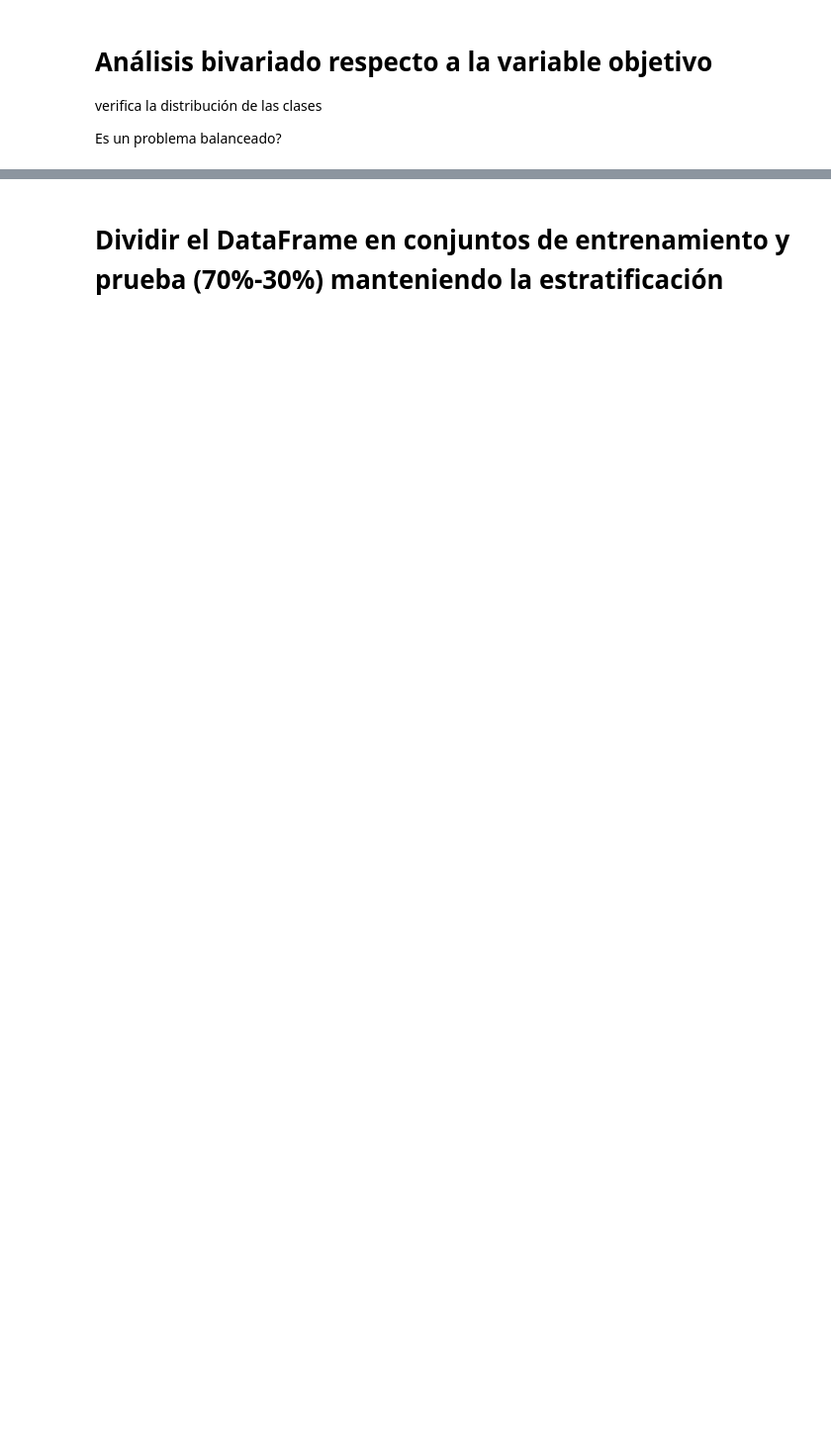
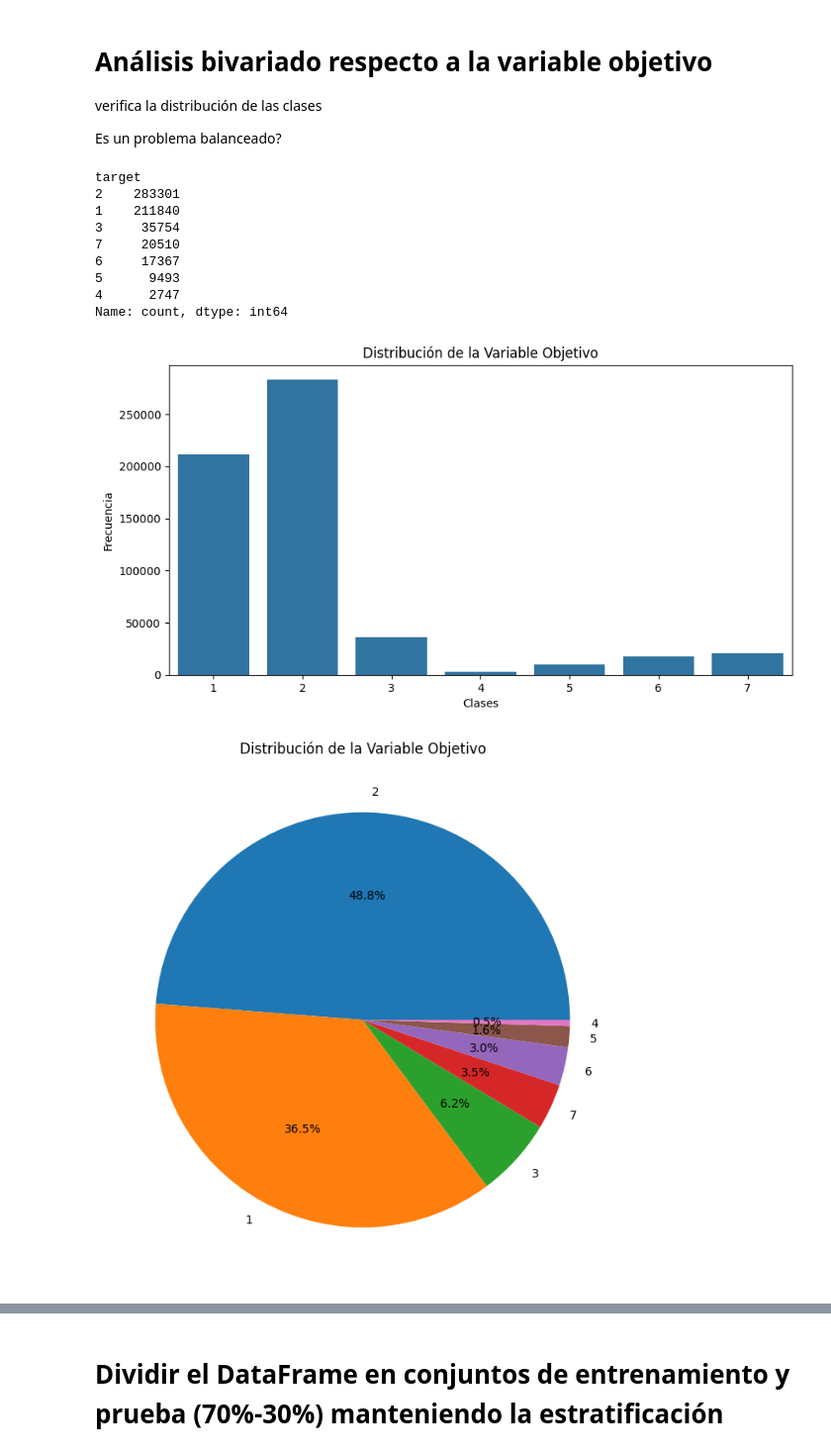
Before and after one commit to jeramirez169/An-lisis-exploratorio-de-datos, a Jupyter notebook: Final_2025-1.ipynb, the cells around one changed output, grey strips where cells are left out. Shown at 99% size. Drawn from its saved outputs; the diff is of its cells as text; code cells hidden in the pictures; blank space fills up the shorter version.

```diff
--- a/Final_2025-1.ipynb
+++ b/Final_2025-1.ipynb
@@ -135,0 +237,30 @@ Es un problema balanceado?
+# %%
+# Analizar la distribución de la variable objetivo
+print(df['target'].value_counts())
+
+# Gráfico de barras de la distribución de la variable objetivo
+plt.figure(figsize=(10, 5))
+sns.countplot(x='target', data=df)
+plt.title('Distribución de la Variable Objetivo')
+plt.xlabel('Clases')
+plt.ylabel('Frecuencia')
+plt.show()
+
+# Gráfico de pastel de la distribución de la variable objetivo
+plt.figure(figsize=(8, 8))
+df['target'].value_counts().plot.pie(autopct='%1.1f%%')
+plt.title('Distribución de la Variable Objetivo')
+plt.ylabel('')  # Eliminar la etiqueta del eje y
+plt.show()
+# %% [output]
+target
+2    283301
+1    211840
+3     35754
+7     20510
+6     17367
+5      9493
+4      2747
+Name: count, dtype: int64
+[figure, added]
+[figure, added]
```
Also changed, not shown: parts of 34 cells of this notebook.
